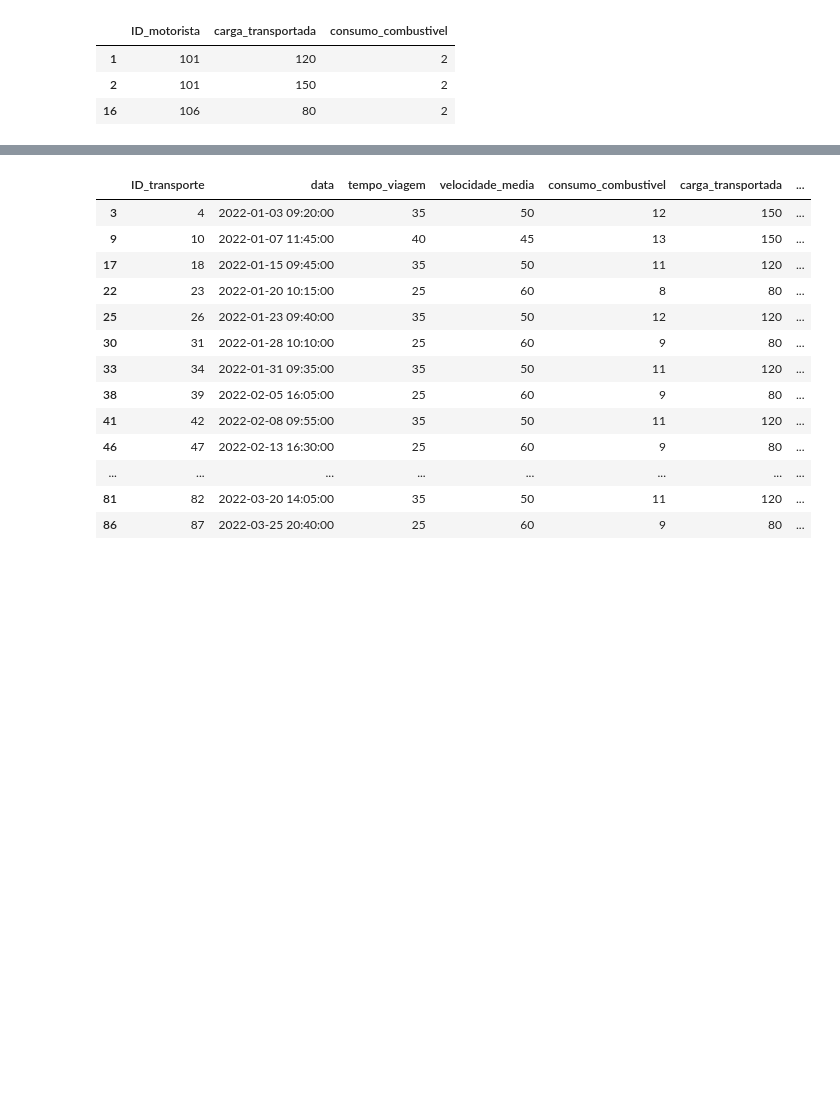
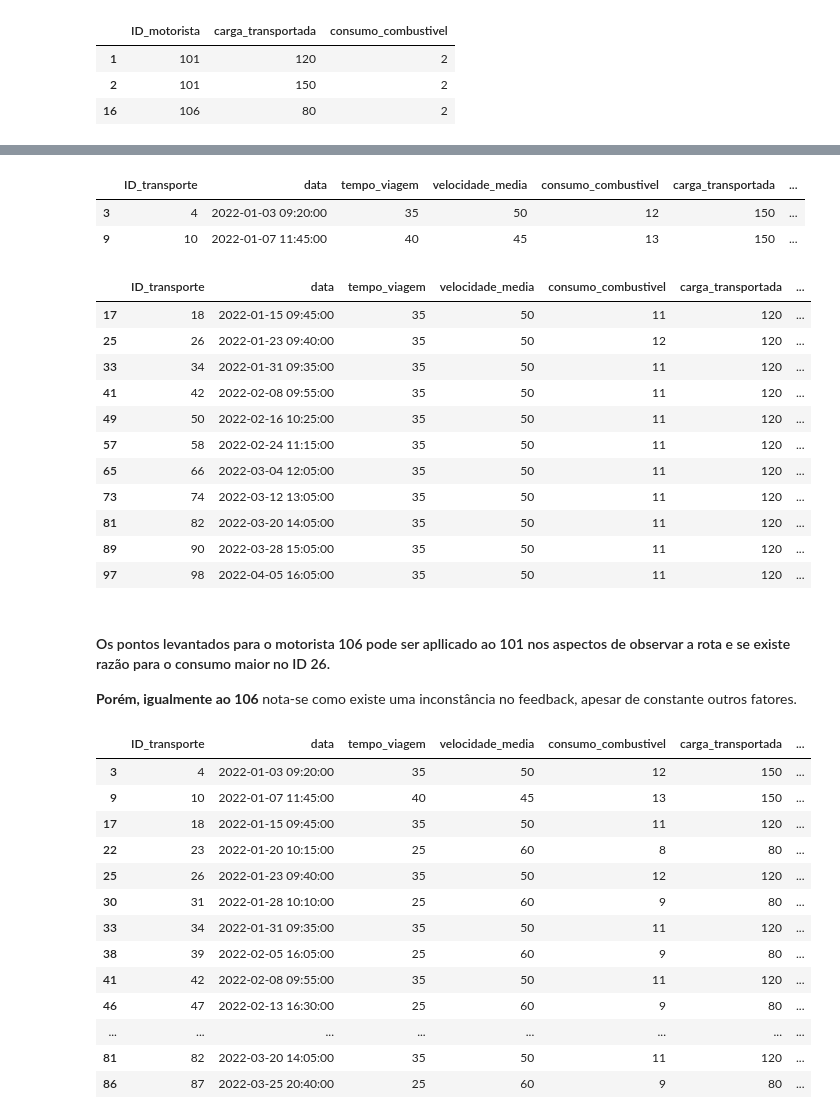
Before and after one commit to PedroSimbera/Data_Analytics_Logistics, a Jupyter notebook: project.ipynb, the cells around one changed output, grey strips where cells are left out. Cells and saved outputs as stored; diff of their text form; code cells hidden in the pictures; blank space fills up the shorter version.

```diff
--- a/project.ipynb
+++ b/project.ipynb
@@ -416,3 +462,9 @@ diferentes_consumos
 | 1 | 101 | 120 | 2 |
 | 2 | 101 | 150 | 2 |
 | 16 | 106 | 80 | 2 |
+# %%
+motorista_106 = df[(df['ID_motorista'] == 106) & (df['carga_transportada'] == 80)]
+motorista_101_1 = df[(df['ID_motorista'] == 101) & (df['carga_transportada'] == 150)]
+motorista_101_2 = df[(df['ID_motorista'] == 101) & (df['carga_transportada'] == 120)]
+
+motorista_106
@@ -419,3 +509,27 @@ diferentes_consumos
+# %%
+motorista_101_1
+# %% [output]
+|  | ID_transporte | data | tempo_viagem | velocidade_media | consumo_combustivel | carga_transportada | ... |
+| 3 | 4 | 2022-01-03 09:20:00 | 35 | 50 | 12 | 150 | ... |
+| 9 | 10 | 2022-01-07 11:45:00 | 40 | 45 | 13 | 150 | ... |
+# %%
+motorista_101_2
+# %% [output]
+|  | ID_transporte | data | tempo_viagem | velocidade_media | consumo_combustivel | carga_transportada | ... |
+| 17 | 18 | 2022-01-15 09:45:00 | 35 | 50 | 11 | 120 | ... |
+| 25 | 26 | 2022-01-23 09:40:00 | 35 | 50 | 12 | 120 | ... |
+| 33 | 34 | 2022-01-31 09:35:00 | 35 | 50 | 11 | 120 | ... |
+| 41 | 42 | 2022-02-08 09:55:00 | 35 | 50 | 11 | 120 | ... |
+| 49 | 50 | 2022-02-16 10:25:00 | 35 | 50 | 11 | 120 | ... |
+| 57 | 58 | 2022-02-24 11:15:00 | 35 | 50 | 11 | 120 | ... |
+| 65 | 66 | 2022-03-04 12:05:00 | 35 | 50 | 11 | 120 | ... |
+| 73 | 74 | 2022-03-12 13:05:00 | 35 | 50 | 11 | 120 | ... |
+| 81 | 82 | 2022-03-20 14:05:00 | 35 | 50 | 11 | 120 | ... |
+| 89 | 90 | 2022-03-28 15:05:00 | 35 | 50 | 11 | 120 | ... |
+| 97 | 98 | 2022-04-05 16:05:00 | 35 | 50 | 11 | 120 | ... |
+# %% [markdown]
+#### Os pontos levantados para o motorista 106 pode ser apllicado ao 101 nos aspectos de observar a rota e se existe razão para o consumo maior no ID 26.
+**Porém, igualmente ao 106** nota-se como existe uma inconstância no feedback, apesar de constante outros fatores.
 # %%
 casos_variedade_consumo = df[(df['ID_motorista'].isin([101, 106])) &
                              (df['carga_transportada'].isin([120, 150, 80]))]
```
Also changed, not shown: parts of 13 cells of this notebook.
